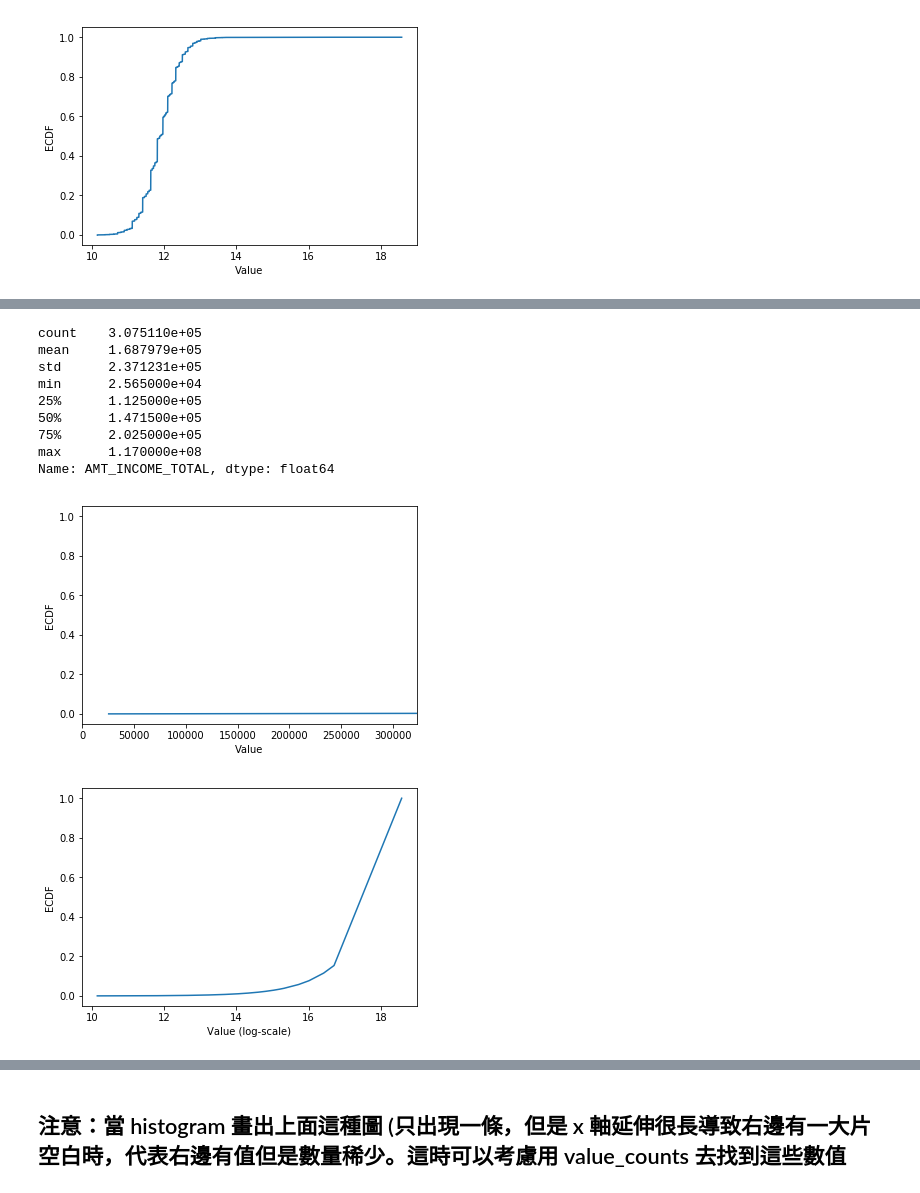
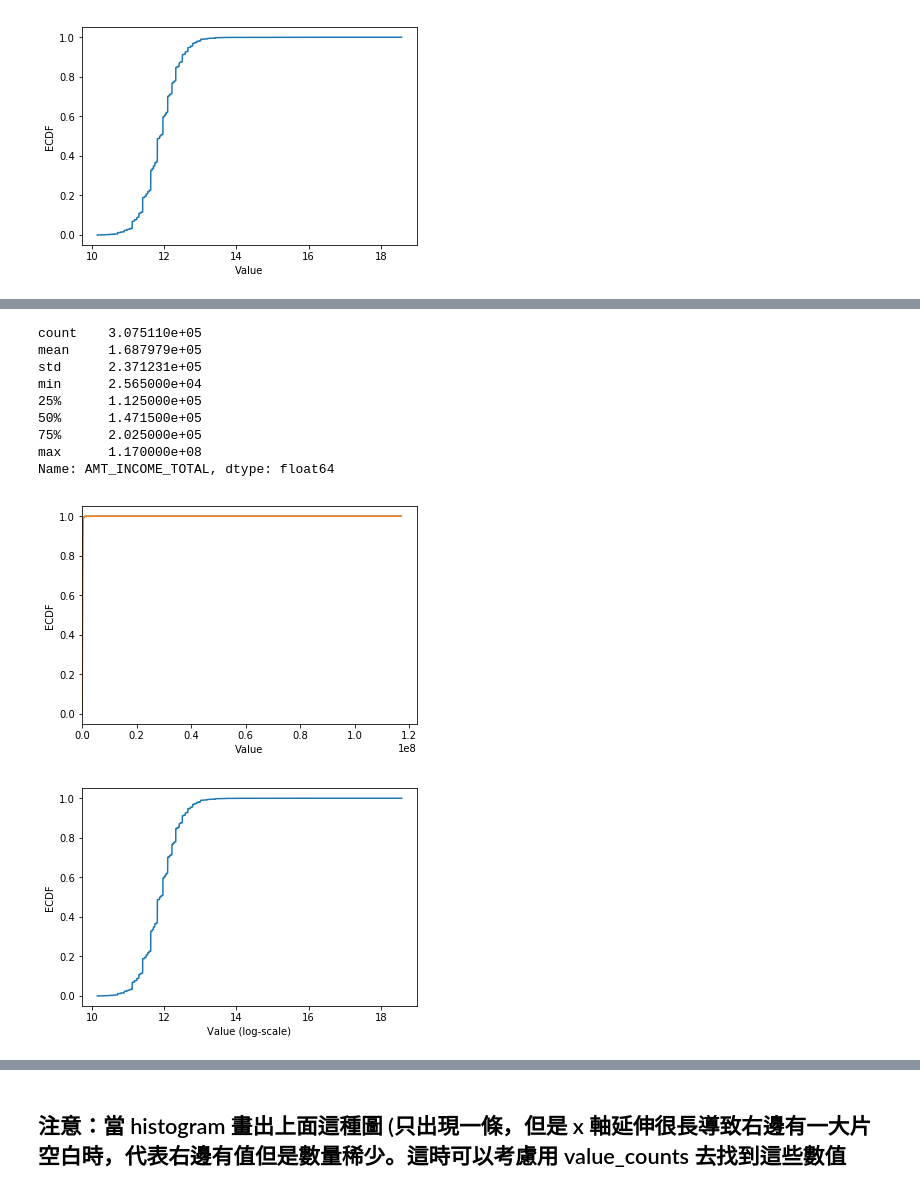
Before and after one commit to angelsaying8642/1st-DL-CVMarathon, a Jupyter notebook: Day_009_HW.ipynb, the cells around one changed output, grey strips where cells are left out. Drawn from its saved outputs; the diff is of its cells as text; code cells hidden in the pictures.

```diff
--- a/Day_009_HW.ipynb
+++ b/Day_009_HW.ipynb
@@ -181,37 +203,43 @@ print(app_train['AMT_INCOME_TOTAL'].describe())
 """
 YOUR CODE HERE
 """
-cdf =
+cdf = app_train.AMT_INCOME_TOTAL.value_counts().sort_index().cumsum()
+'''
+1. 先計算各值出現的次數 value_counts()
+2. 排序 sort_index()
+3. 累加 cumsum()
+'''
+plt.plot(list(cdf.index), cdf/cdf.max())
 
 
 plt.plot(list(cdf.index), cdf/cdf.max())
 plt.xlabel('Value')
 plt.ylabel('ECDF')
 plt.xlim([cdf.index.min(), cdf.index.max() * 1.05]) # 限制顯示圖片的範圍
 plt.ylim([-0.05,1.05]) # 限制顯示圖片的範圍
 
 plt.show()
 
 # 改變 y 軸的 Scale, 讓我們可以正常檢視 ECDF
 plt.plot(np.log(list(cdf.index)), cdf/cdf.max())
 plt.xlabel('Value (log-scale)')
 plt.ylabel('ECDF')
 
 plt.ylim([-0.05,1.05]) # 限制顯示圖片的範圍
 
 plt.show()
 # %% [output]
 count    3.075110e+05
 mean     1.687979e+05
 std      2.371231e+05
 min      2.565000e+04
 25%      1.125000e+05
 50%      1.471500e+05
 75%      2.025000e+05
 max      1.170000e+08
 Name: AMT_INCOME_TOTAL, dtype: float64
-[figure, old version]
+[figure, new version]
-[figure, old version]
+[figure, new version]
 # %% [markdown]
 ## 補充：Normal dist 的 ECDF
 ![ecdf_normal](https://au.mathworks.com/help/examples/stats/win64/PlotEmpiricalCdfAndCompareWithSamplingDistributionExample_01.png)
```
Also changed, not shown: parts of 6 cells of this notebook.
